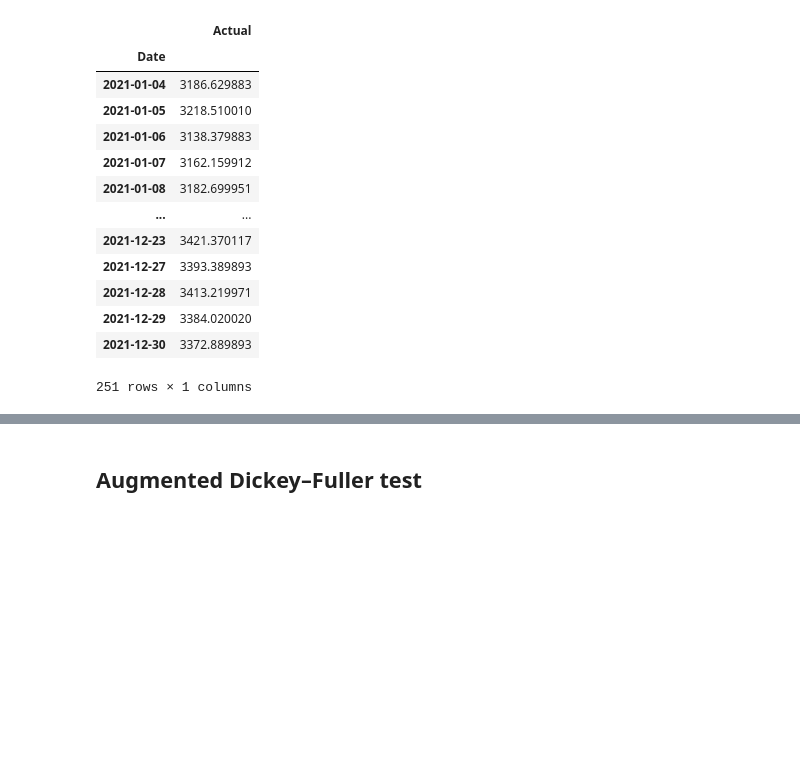
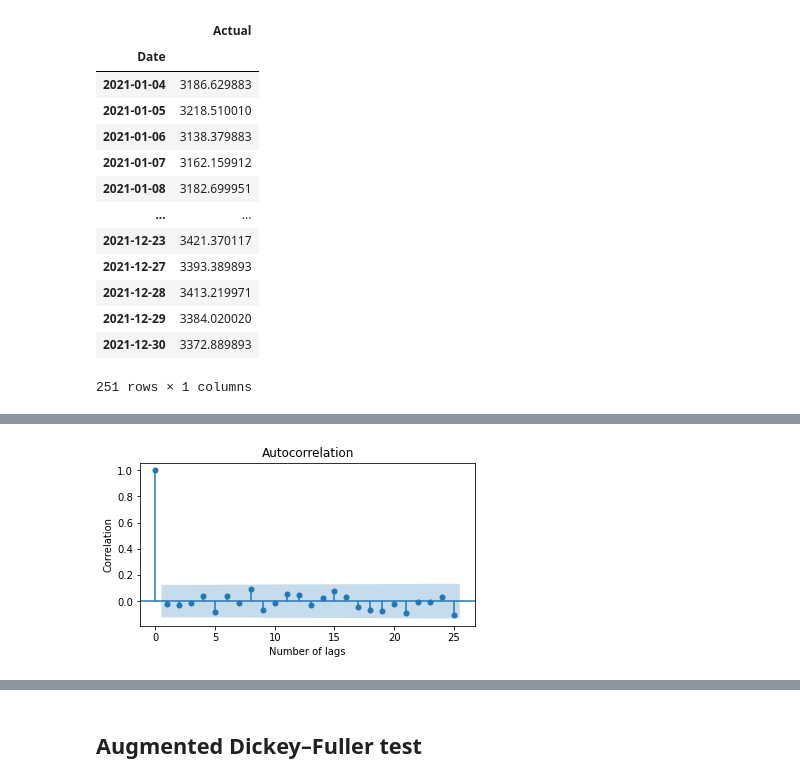
Before and after one commit to cameronmcewan/advanced-financial-technology, a Jupyter notebook: CA3/CA3-code.ipynb, the cells around one changed output, grey strips where cells are left out. Cells and saved outputs as stored; diff of their text form; code cells hidden in the pictures; blank space fills up the shorter version.

```diff
--- a/CA3/CA3-code.ipynb
+++ b/CA3/CA3-code.ipynb
@@ -190,3 +182,14 @@ The RMSE is : 55.673831685308436 , Value of q :  2
+# %%
+res_c = pd.concat([res_train,res_test])
+res = pd.DataFrame()
+res['Residuals'] = res_c.Residuals - res_c.Predicted_Values
+# %%
+fig, ax = plt.subplots(figsize=(6, 3))
+plt.xlabel('Number of lags')
+plt.ylabel('Correlation')
+ACF = plot_acf(res['Residuals'],lags=25, ax=ax)
+# %% [output]
+[figure, added]
 # %%
 df_test = df_test.iloc[1:]
 df_test.Predicted = df_test.Predicted + res_test.Predicted
```
Also changed, not shown: parts of 27 cells of this notebook, 18 other files.
